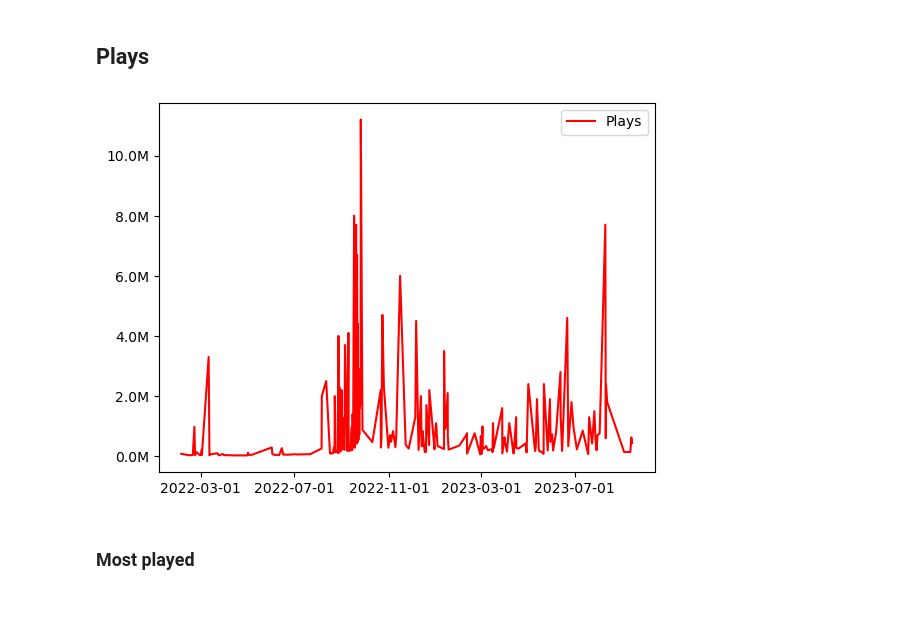
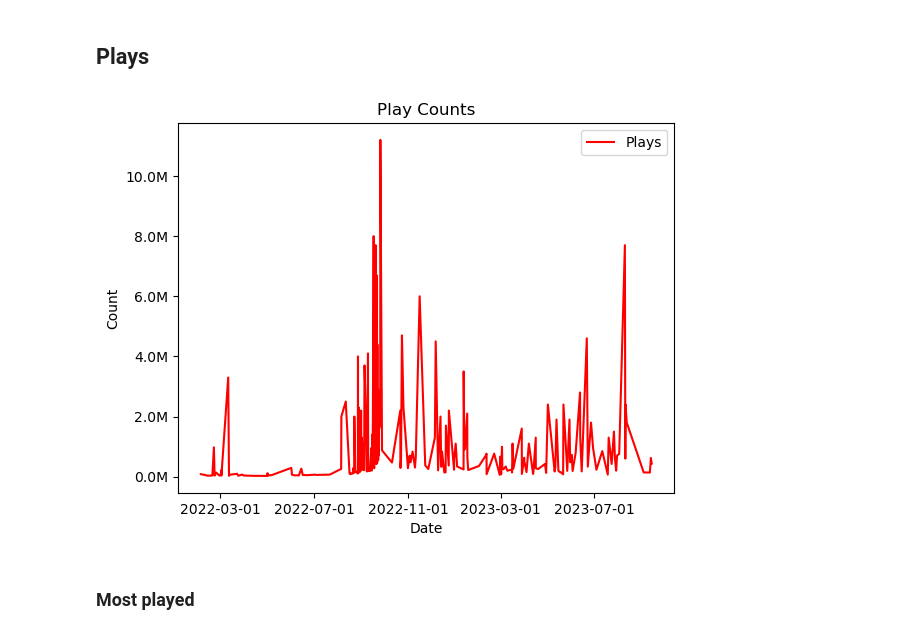
Before and after one commit to frasercrichton/investigation-influence-industry-italy, a Jupyter notebook: analysis/AnalyseEngagement.ipynb, the cells around one changed output. Saved outputs shown, nothing was run; the diff lists cells and outputs as text; code cells hidden in the pictures; blank space fills up the shorter version.

```diff
--- a/analysis/AnalyseEngagement.ipynb
+++ b/analysis/AnalyseEngagement.ipynb
@@ -68,25 +71,27 @@ create_time_df.sort_values('createTime', ascending=False).head(1)
 # %%
 from matplotlib.ticker import FuncFormatter
 play_count_y = videos_df['playCount']
 # this must be an integer out of bounds
 
 def millions(x, pos):
     'The two args are the value and tick position'
     return '%1.1fM' % (x * 1e-6)
 
 formatter = FuncFormatter(millions)
 
 
 ax = plt.subplot(111)
 ax.yaxis.set_major_formatter(formatter)
-
+plt.title('Play Counts')
 ax.plot(create_time_x, play_count_y, label = "Plays", color='red')
 plt.legend()
 ax.set_xticks(ax.get_xticks()[::2])
+plt.xlabel('Date')
+plt.ylabel('Count')
 plt.savefig('../data/processed/images/plays.png')
 plt.show()
 # %% [output]
-[figure, old version]
+[figure, new version]
 # %% [markdown]
 ### Most played
 # %%
```
Also changed, not shown: parts of 9 cells of this notebook, 10 other files.
